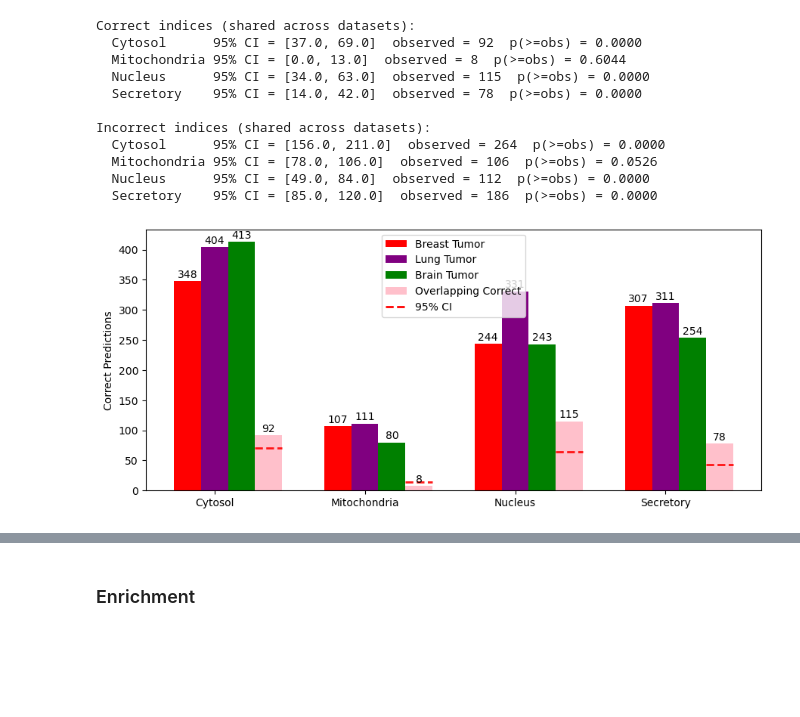
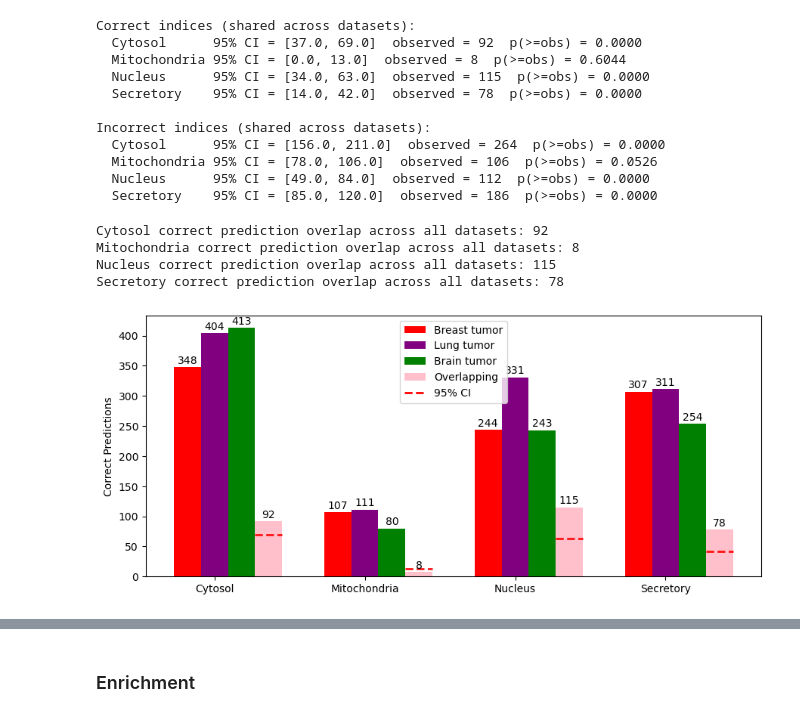
Before and after one commit to kenlzh1996/localization_ML, a Jupyter notebook: Fig5_Testing_Set_Ranked_Prot_Modified_Marker_Localization.ipynb, the cells around one changed output, grey strips where cells are left out. Saved outputs shown, nothing was run; the diff lists cells and outputs as text; code cells hidden in the pictures; blank space fills up the shorter version.

```diff
--- a/Fig5_Testing_Set_Ranked_Prot_Modified_Marker_Localization.ipynb
+++ b/Fig5_Testing_Set_Ranked_Prot_Modified_Marker_Localization.ipynb
@@ -760,7 +799,7 @@ Secretory     108.5239       108.0  6.890677     186.0
 # %%
 # Report 95% empirical CI (2.5th and 97.5th percentiles) for each simulated distribution
 # and empirical one-sided p-value (proportion of sims >= observed)
-
+correct_hi = []
 print("Correct indices (shared across datasets):")
 for comp in compartments:
     arr = np.asarray(shared_counts_sim[comp])
@@ -769,17 +808,20 @@ for comp in compartments:
 
     # Find the 95th percentile index
     hi = sorted_arr[n_iter * 95 // 100 - 1] # 95th percentile
+    correct_hi.append(hi)
     lo = sorted_arr[0]  # 0th percentile
 
     obs = observed_shared[comp]
     p_ge = (arr >= obs).sum() / len(arr)
     print(f"  {comp:12s} 95% CI = [{lo:.1f}, {hi:.1f}]  observed = {obs}  p(>=obs) = {p_ge:.4f}")
 
+incorrect_hi = []
 print("\nIncorrect indices (shared across datasets):")
 for comp in compartments:
     arr = np.asarray(shared_counts_sim_incorrect[comp])
     sorted_arr = np.sort(arr)
     hi = sorted_arr[n_iter * 95 // 100 - 1] # 95th percentile
+    incorrect_hi.append(hi)
     lo = sorted_arr[0]  # 0th percentile
     obs = observed_shared_incorrect[comp]
     p_ge = (arr >= obs).sum() / len(arr)
@@ -808,73 +850,60 @@ correct_counts = {
 }
 
 # Shared correct across all three datasets:
-# only consider indices present in all three result dataframes
-common_idx = set(results_M.index) & set(results_lung_tumor.index) & set(results_glioma.index)
+overlap_correct_counts=[]
+for compartment in ['Cytosol', 'Mitochondria', 'Nucleus', 'Secretory']:
+    correct_indices_lists = [
+        set(correct_M[compartment]),
+        set(correct_lung_tumor[compartment]),
+        set(correct_glioma[compartment])
+    ]
+    overlap_correct_counts.append(set.intersection(*correct_indices_lists))
+    print(f"{compartment} correct prediction overlap across all datasets: {len(overlap_correct_counts[-1])}")
 
-shared_correct = []
-for comp in compartments:
-    count = 0
-    for idx in common_idx:
-        # require true label equals comp in (any) dataset (they should be identical)
-        # and predicted label equals true label in all three datasets
-        try:
-            if (results_M.at[idx, 'True_Label'] == comp and
-                results_M.at[idx, 'Predicted_Label'] == comp and
-                results_lung_tumor.at[idx, 'Predicted_Label'] == comp and
-                results_glioma.at[idx, 'Predicted_Label'] == comp):
-                count += 1
-        except KeyError:
-            # index not present in one of the dataframes (shouldn't happen because using common_idx)
-            continue
-    shared_correct.append(count)
-
-# 95% CI upper bound (97.5th percentile) from the simulation for shared correct (shared_counts_sim)
-ci_upper = []
-for comp in compartments:
-    sim_vals = np.asarray(shared_counts_sim[comp])
-    if sim_vals.size:
-        ci_upper.append(float(np.percentile(sim_vals, 97.5)))
-    else:
-        ci_upper.append(np.nan)
+# 95% CI upper bound from the simulation for shared correct
+ci_upper = correct_hi
 
 # Plot
 x = np.arange(len(compartments))
 width = 0.18
 
 plt.figure(figsize=(9, 4))
-plt.bar(x - width, correct_counts['Mertins'], width, label='Breast Tumor', color='red')
-plt.bar(x, correct_counts['Lung_Tumor'], width, label='Lung Tumor', color='purple')
-plt.bar(x + width, correct_counts['Glioma'], width, label='Brain Tumor', color='green')
-plt.bar(x + 2 * width, shared_correct, width, label='Overlapping Correct', color='pink')
+plt.bar(x - width, correct_counts['Mertins'], width, label='Breast tumor', color='red')
+plt.bar(x, correct_counts['Lung_Tumor'], width, label='Lung tumor', color='purple')
+plt.bar(x + width, correct_counts['Glioma'], width, label='Brain tumor', color='green')
+plt.bar(x + 2 * width, [len(s) for s in overlap_correct_counts], width, label='Overlapping', color='pink')
 
 # Add red dashed CI-upper lines over each pink bar
 for i, ci in enumerate(ci_upper):
     if not np.isnan(ci):
         bar_left = x[i] + 2 * width - width/2
         bar_right = x[i] + 2 * width + width/2
         plt.plot([bar_left, bar_right], [ci, ci], color='red', linestyle='--', linewidth=2, alpha=0.9)
 
 # Add CI proxy to legend
 handles, labels = plt.gca().get_legend_handles_labels()
 ci_line = mlines.Line2D([], [], color='red', linestyle='--', linewidth=2, label='95% CI')
 handles.append(ci_line)
 labels.append(ci_line.get_label())
 plt.legend(handles, labels)
 
 # Add count labels
 for i in range(len(compartments)):
     plt.text(x[i] - width, correct_counts['Mertins'][i] + 2, str(correct_counts['Mertins'][i]), ha='center', va='bottom', fontsize=10)
     plt.text(x[i], correct_counts['Lung_Tumor'][i] + 2, str(correct_counts['Lung_Tumor'][i]), ha='center', va='bottom', fontsize=10)
     plt.text(x[i] + width, correct_counts['Glioma'][i] + 2, str(correct_counts['Glioma'][i]), ha='center', va='bottom', fontsize=10)
-    plt.text(x[i] + 2 * width, shared_correct[i] + 2, str(shared_correct[i]), ha='center', va='bottom', fontsize=10)
+    plt.text(x[i] + 2 * width, [len(s) for s in overlap_correct_counts][i] + 2, str([len(s) for s in overlap_correct_counts][i]), ha='center', va='bottom', fontsize=10)
 
 plt.ylabel('Correct Predictions')
 plt.xticks(x, compartments)
 plt.tight_layout()
 
 # Save figure
-figure_correct = plt.gcf()
-figure_correct.savefig(Path(enrichr_path+'/Protein_Tumor_Correct_Predictions_by_Compartment_shared.pdf'), dpi=300)
+plt.savefig(Path(enrichr_path)/'Protein_Tumor_Correct_Predictions_by_Compartment_shared_modified1.pdf', dpi=300)
 # %% [output]
+Cytosol correct prediction overlap across all datasets: 92
+Mitochondria correct prediction overlap across all datasets: 8
+Nucleus correct prediction overlap across all datasets: 115
+Secretory correct prediction overlap across all datasets: 78
-[figure, old version]
+[figure, new version]
 # %%
```
Also changed, not shown: parts of 6 cells of this notebook, 9 other files.
